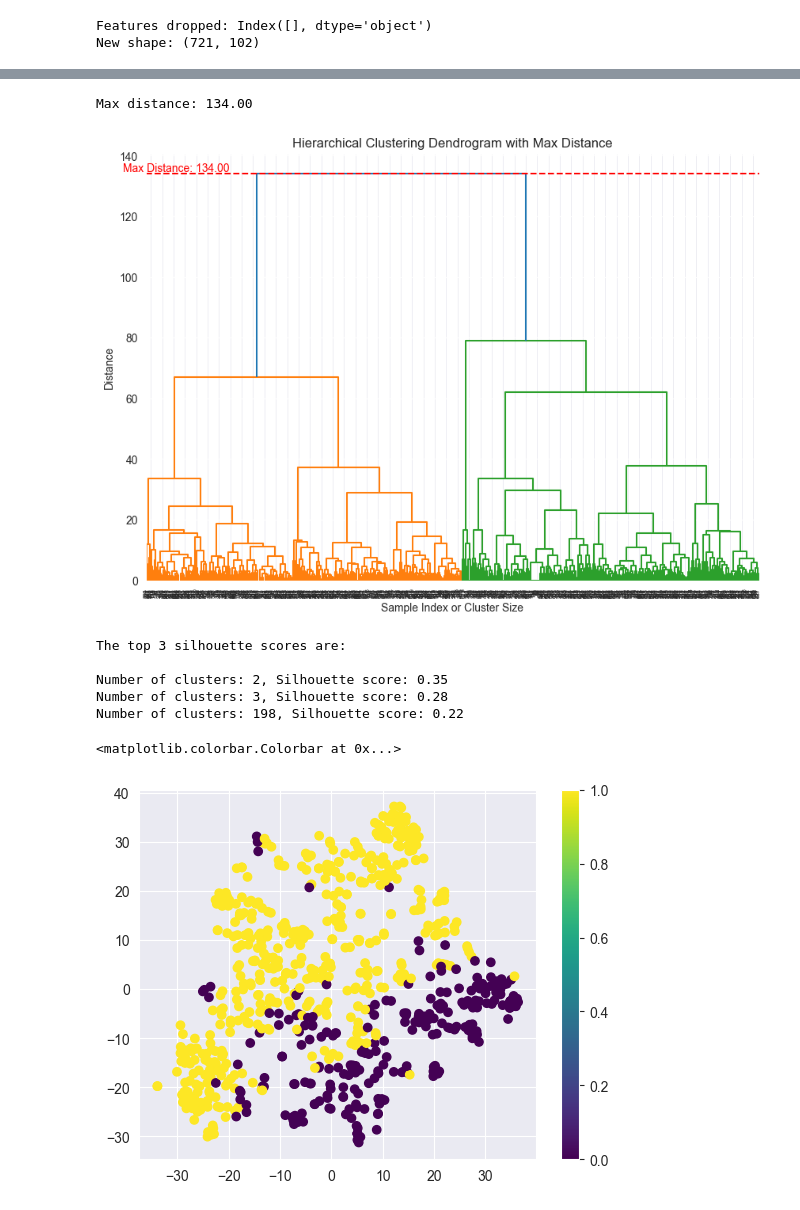
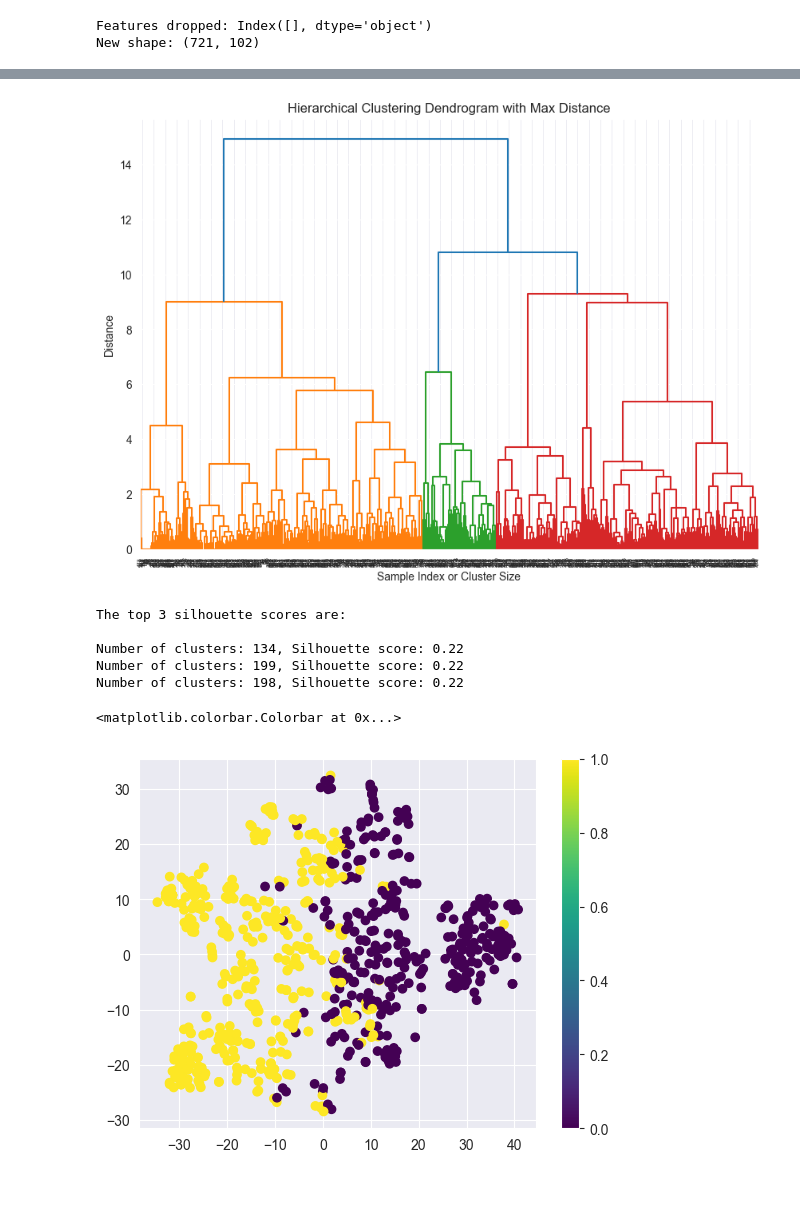
Before and after one commit to Dominule/qsAMPr, a Jupyter notebook: src/better_clustering.ipynb, the cells around one changed output, grey strips where cells are left out. Saved outputs shown, nothing was run; the diff lists cells and outputs as text; code cells hidden in the pictures.

```diff
--- a/src/better_clustering.ipynb
+++ b/src/better_clustering.ipynb
@@ -35,7 +35,7 @@ New shape: (721, 102)
 # trash randomly one of the features with correlation > 0.85
 corr_matrix = df_feat.corr().abs()
 upper = corr_matrix.where(np.triu(np.ones(corr_matrix.shape), k=1).astype(np.bool))
-to_drop = [column for column in upper.columns if any(upper[column] > 0.9)]
+to_drop = [column for column in upper.columns if any(upper[column] > 0.85)]
 df_feat = df_feat.drop(columns=to_drop)
 
 print(f"Features dropped: {to_drop}")
@@ -77,5 +84,5 @@ for i in range(len(names)):
 # %%
-# dendrogram visualization - hierarchical clustering
+# dendrogram visualization
 import scipy.cluster.hierarchy as shc
 import matplotlib.pyplot as plt
 
@@ -84,17 +91,16 @@ plt.title('Hierarchical Clustering Dendrogram with Max Distance')
 plt.xlabel('Sample Index or Cluster Size')
 plt.ylabel('Distance')
 
-linked = shc.linkage(df, method='ward')
-max_distance = linked[:, 2].max()
-plt.text(len(df) / 2, max_distance, f'Max Distance: {max_distance:.2f}', ha='center', va='bottom', color='red')
+linked = shc.linkage(df_feat, method='ward')
+# max_distance = linked[:, 2].max()
+# plt.text(len(df_feat) / 2, max_distance, f'Max Distance: {max_distance:.2f}', ha='center', va='bottom', color='red')
 
 dend = shc.dendrogram(linked)
-plt.axhline(y=max_distance, c='red', linestyle='--', label=f'Max Distance: {max_distance:.2f}')
-print(f"Max distance: {max_distance:.2f}")
+# plt.axhline(y=max_distance, c='red', linestyle='--', label=f'Max Distance: {max_distance:.2f}')
+# print(f"Max distance: {max_distance:.2f}")
 plt.show()
 # %% [output]
-Max distance: 134.00
-[figure, old version]
+[figure, new version]
 # %%
 # KMeans clustering
 
@@ -104,8 +110,8 @@ from sklearn.cluster import KMeans
 silhouette_scores = []
 number_of_clusters = []
 for i in range(2, 200):
-    kmeans = KMeans(n_clusters=i, random_state=0).fit(df)
-    score = metrics.silhouette_score(df, kmeans.labels_, metric='euclidean')
+    kmeans = KMeans(n_clusters=i, random_state=0).fit(df_feat)
+    score = metrics.silhouette_score(df_feat, kmeans.labels_, metric='euclidean')
     silhouette_scores.append(score)
     number_of_clusters.append(i)
 
@@ -116,20 +122,20 @@ for i in range(3):
 # %% [output]
 The top 3 silhouette scores are:
 
-Number of clusters: 2, Silhouette score: 0.35
-Number of clusters: 3, Silhouette score: 0.28
+Number of clusters: 134, Silhouette score: 0.22
+Number of clusters: 199, Silhouette score: 0.22
 Number of clusters: 198, Silhouette score: 0.22
 # %%
-# KMeans clusteriing for 2 clusters
-kmeans = KMeans(n_clusters=2, random_state=0).fit(df)
+# KMeans clustering for 2 clusters
+kmeans = KMeans(n_clusters=2, random_state=0).fit(df_feat)
 
 # show plot
 import matplotlib.pyplot as plt
 plt.scatter(tsne_result[:, 0], tsne_result[:, 1], c=kmeans.labels_, cmap='viridis')
 plt.colorbar()
 # %% [output]
 <matplotlib.colorbar.Colorbar at 0x...>
-[figure, old version]
+[figure, new version]
 # %%
 # Agglomerative clustering
 
```
Also changed, not shown: parts of 10 cells of this notebook, 1 other file.
